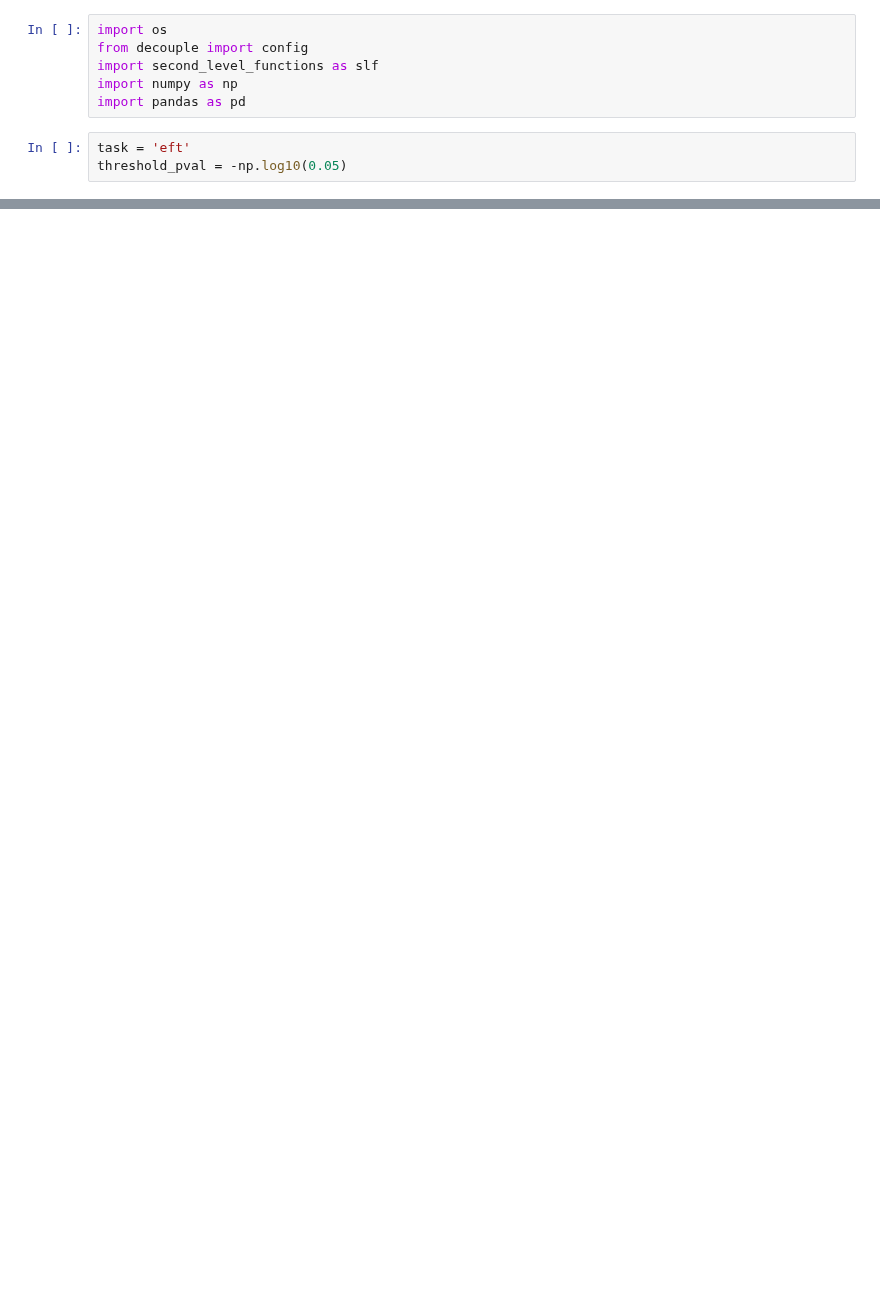
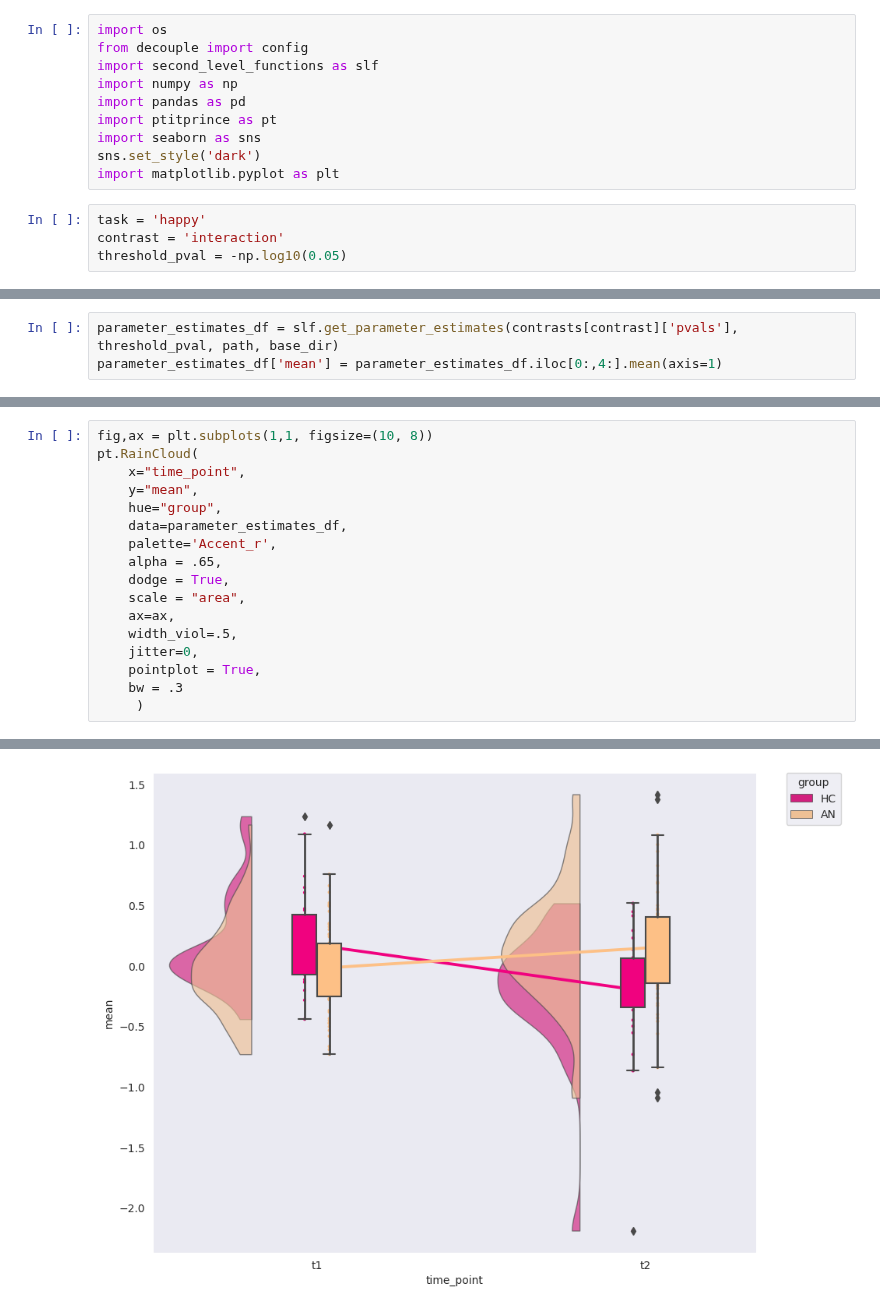
Before and after one commit to WMDA/socio-emotion-cognition, a Jupyter notebook: task_fmri/results/2ndlevel/cluster_analysis.ipynb, the cells around one changed output, grey strips where cells are left out. Saved outputs shown, nothing was run; the diff lists cells and outputs as text; blank space fills up the shorter version.

Commit message:
added in notebook to look at cluster estimates

```diff
--- a/task_fmri/results/2ndlevel/cluster_analysis.ipynb
+++ b/task_fmri/results/2ndlevel/cluster_analysis.ipynb
@@ -4,8 +4,13 @@ from decouple import config
 import second_level_functions as slf
 import numpy as np
 import pandas as pd
+import ptitprince as pt
+import seaborn as sns
+sns.set_style('dark')
+import matplotlib.pyplot as plt
 # %%
-task = 'eft'
+task = 'happy'
+contrast = 'interaction'
 threshold_pval = -np.log10(0.05)
 # %%
 base_dir = config(task)
@@ -49,0 +20,3 @@ parameter_estimates_df = pd.concat((long_df, pd.DataFrame(parameter_estimates)),
+# %%
+parameter_estimates_df = slf.get_parameter_estimates(contrasts[contrast]['pvals'], threshold_pval, path, base_dir)
+parameter_estimates_df['mean'] = parameter_estimates_df.iloc[0:,4:].mean(axis=1)
@@ -49,0 +29,18 @@ parameter_estimates_df = pd.concat((long_df, pd.DataFrame(parameter_estimates)),
+# %%
+fig,ax = plt.subplots(1,1, figsize=(10, 8))
+pt.RainCloud(
+    x="time_point",
+    y="mean",
+    hue="group",
+    data=parameter_estimates_df,
+    palette='Accent_r',
+    alpha = .65,
+    dodge = True,
+    scale = "area",
+    ax=ax,
+    width_viol=.5,
+    jitter=0,
+    pointplot = True,
+    bw = .3
+     )
+# %% [output]
@@ -49,0 +48 @@ parameter_estimates_df = pd.concat((long_df, pd.DataFrame(parameter_estimates)),
+[figure, added]
```
Also changed, not shown: parts of 12 cells of this notebook, 2 other files.
